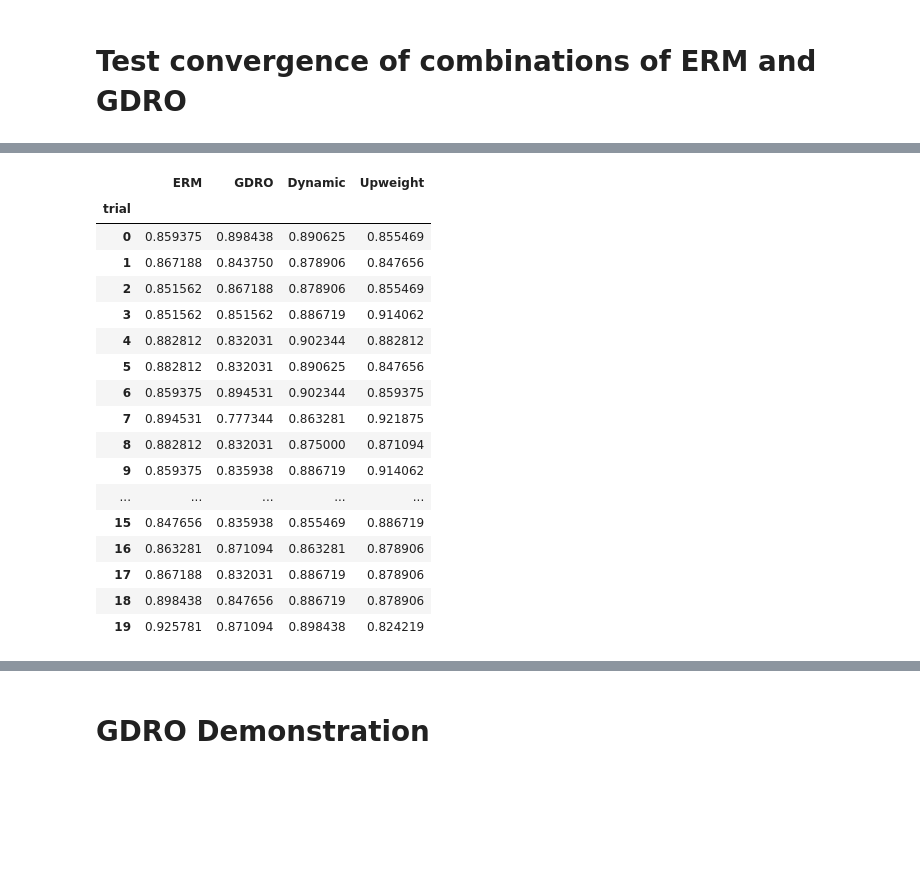
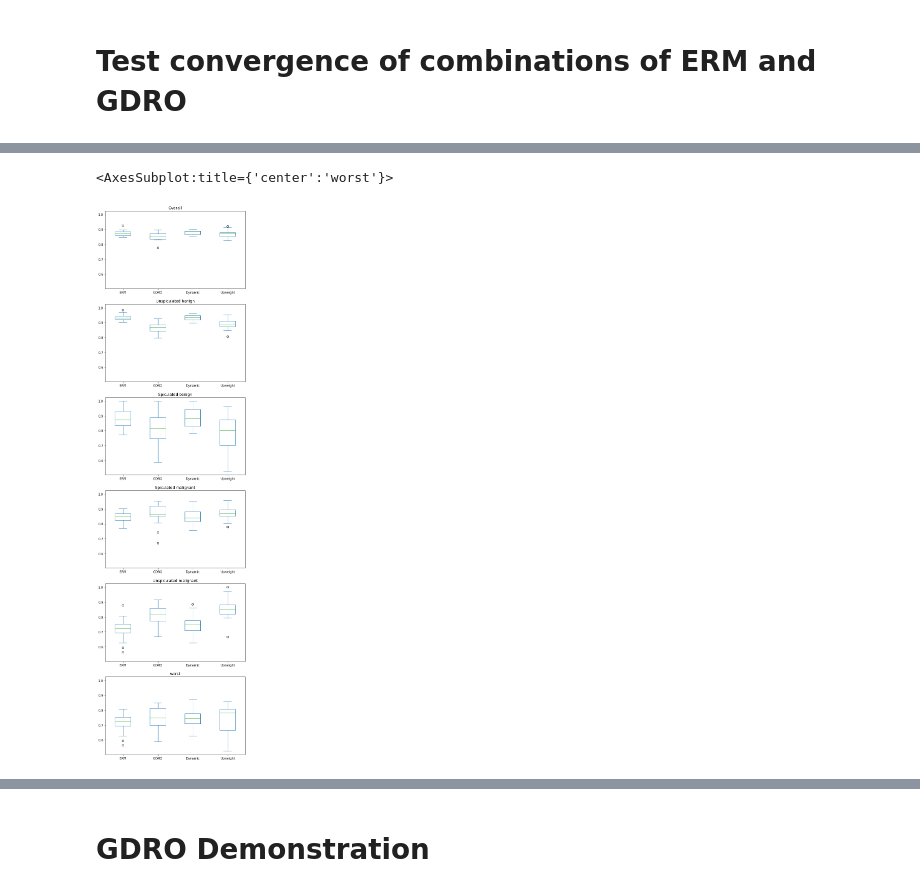
Before and after one commit to mtzig/LIDC_GDRO, a Jupyter notebook: notebooks/run_test.ipynb, the cells around one changed output, grey strips where cells are left out. Drawn from its saved outputs; the diff is of its cells as text; code cells hidden in the pictures; blank space fills up the shorter version.

```diff
--- a/notebooks/run_test.ipynb
+++ b/notebooks/run_test.ipynb
@@ -412,21 +396,39 @@ Upweight greater with p = 0.00
-# %%
-results_df.xs(subtype, level=2).xs(epochs - 1, level=1)
-# %% [output]
-|  | ERM | GDRO | Dynamic | Upweight |
-| trial |  |  |  |  |
-| 0 | 0.859375 | 0.898438 | 0.890625 | 0.855469 |
-| 1 | 0.867188 | 0.843750 | 0.878906 | 0.847656 |
-| 2 | 0.851562 | 0.867188 | 0.878906 | 0.855469 |
-| 3 | 0.851562 | 0.851562 | 0.886719 | 0.914062 |
-| 4 | 0.882812 | 0.832031 | 0.902344 | 0.882812 |
-| 5 | 0.882812 | 0.832031 | 0.890625 | 0.847656 |
-| 6 | 0.859375 | 0.894531 | 0.902344 | 0.859375 |
-| 7 | 0.894531 | 0.777344 | 0.863281 | 0.921875 |
-| 8 | 0.882812 | 0.832031 | 0.875000 | 0.871094 |
-| 9 | 0.859375 | 0.835938 | 0.886719 | 0.914062 |
-| ... | ... | ... | ... | ... |
-| 15 | 0.847656 | 0.835938 | 0.855469 | 0.886719 |
-| 16 | 0.863281 | 0.871094 | 0.863281 | 0.878906 |
-| 17 | 0.867188 | 0.832031 | 0.886719 | 0.878906 |
-| 18 | 0.898438 | 0.847656 | 0.886719 | 0.878906 |
-| 19 | 0.925781 | 0.871094 | 0.898438 | 0.824219 |
+# %%
+# statisitical tests comparing to ERM
+from scipy.stats import ttest_ind
+from IPython.display import display
+import seaborn as sns
+
+significance_threshold = 0.05
+
+ttest_dataframes = {}
+
+f, a = plt.subplots(len(subtypes) + 1,1, sharey=True, figsize=(8,32))
+
+for s in range(len(subtypes)):
+#     print(subtype)
+#     print()
+    subtype_data = results_df.xs(subtypes[s], level=2).xs(epochs - 1, level=1)
+    subtype_data.plot(title=subtypes[s], kind='box', ax=a[s])
+
+# worst group data
+results_df.stack().unstack(level=2).min(axis=1).unstack().xs(epochs - 1, level=1).plot(title='worst', kind='box', ax=a[-1])
+
+
+#     erm_data = subtype_data["ERM"].values
+
+#     for algorithm in results_df.columns:
+#         algorithm_data = subtype_data[algorithm].values
+#         stat, p = ttest_ind(algorithm_data, erm_data)
+
+#         print(f'ERM: {erm_data.mean()}')
+#         print(f'{algorithm}: {algorithm_data.mean()}')
+#         if p < significance_threshold:
+#             print(f'{algorithm if stat > 0 else "ERM"} greater with p = {p:.2f}')
+#         else:
+#             print(f'No significant difference with p = {p:.2f}')
+#         print()
+#     print()
+# %% [output]
+<AxesSubplot:title={'center':'worst'}>
+[figure, added]
```
Also changed, not shown: parts of 11 cells of this notebook, 1 other file.
